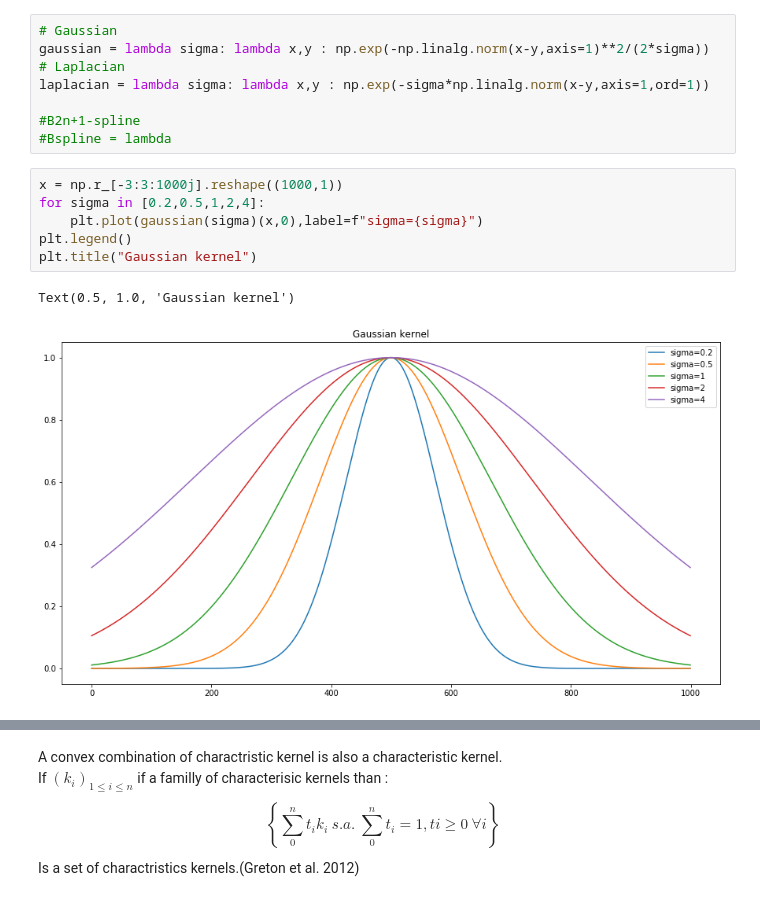
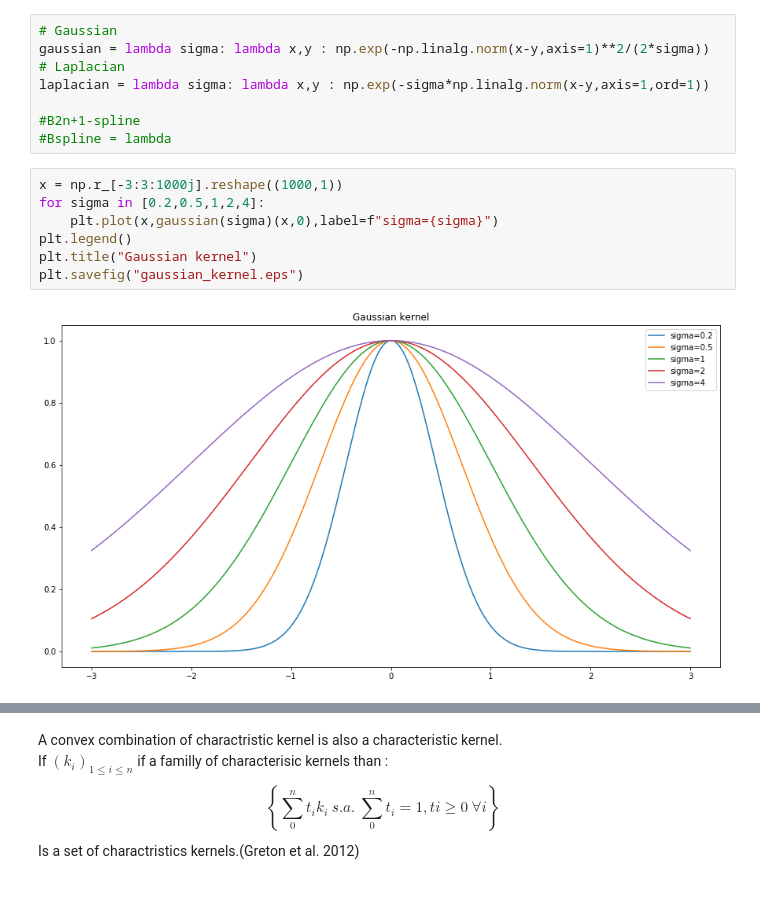
Before and after one commit to kronerte/Memoire, a Jupyter notebook: MMD for two sample test.ipynb, the cells around one changed output, grey strips where cells are left out. Cells and saved outputs as stored; diff of their text form.

```diff
--- a/MMD for two sample test.ipynb
+++ b/MMD for two sample test.ipynb
@@ -56,12 +56,12 @@ laplacian = lambda sigma: lambda x,y : np.exp(-sigma*np.linalg.norm(x-y,axis=1,o
 # %%
 x = np.r_[-3:3:1000j].reshape((1000,1))
 for sigma in [0.2,0.5,1,2,4]:
-    plt.plot(gaussian(sigma)(x,0),label=f"sigma={sigma}")
+    plt.plot(x,gaussian(sigma)(x,0),label=f"sigma={sigma}")
 plt.legend()
 plt.title("Gaussian kernel")
+plt.savefig("gaussian_kernel.eps")
 # %% [output]
-Text(0.5, 1.0, 'Gaussian kernel')
-[figure, old version]
+[figure, new version]
 # %%
 x = np.r_[-3:3:1000j].reshape((1000,1))
 for sigma in [0.2,0.5,1,2,4]:
```
Also changed, not shown: parts of 12 cells of this notebook, 18 other files.
